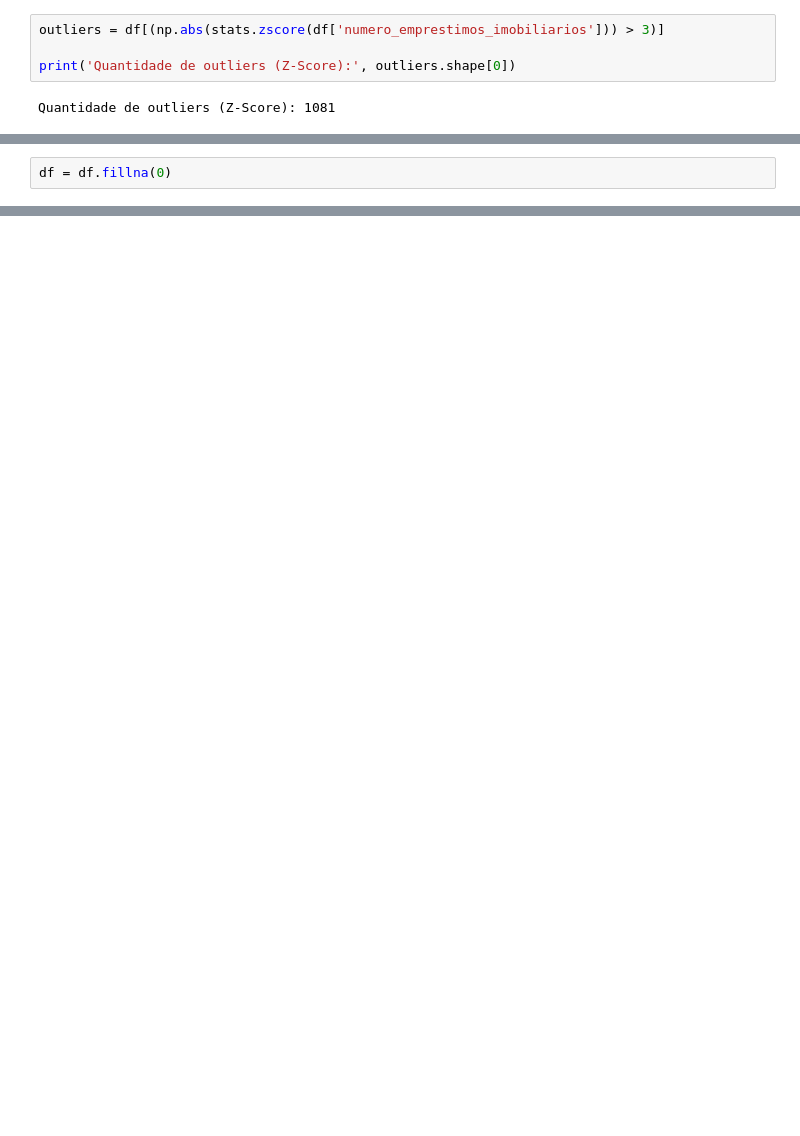
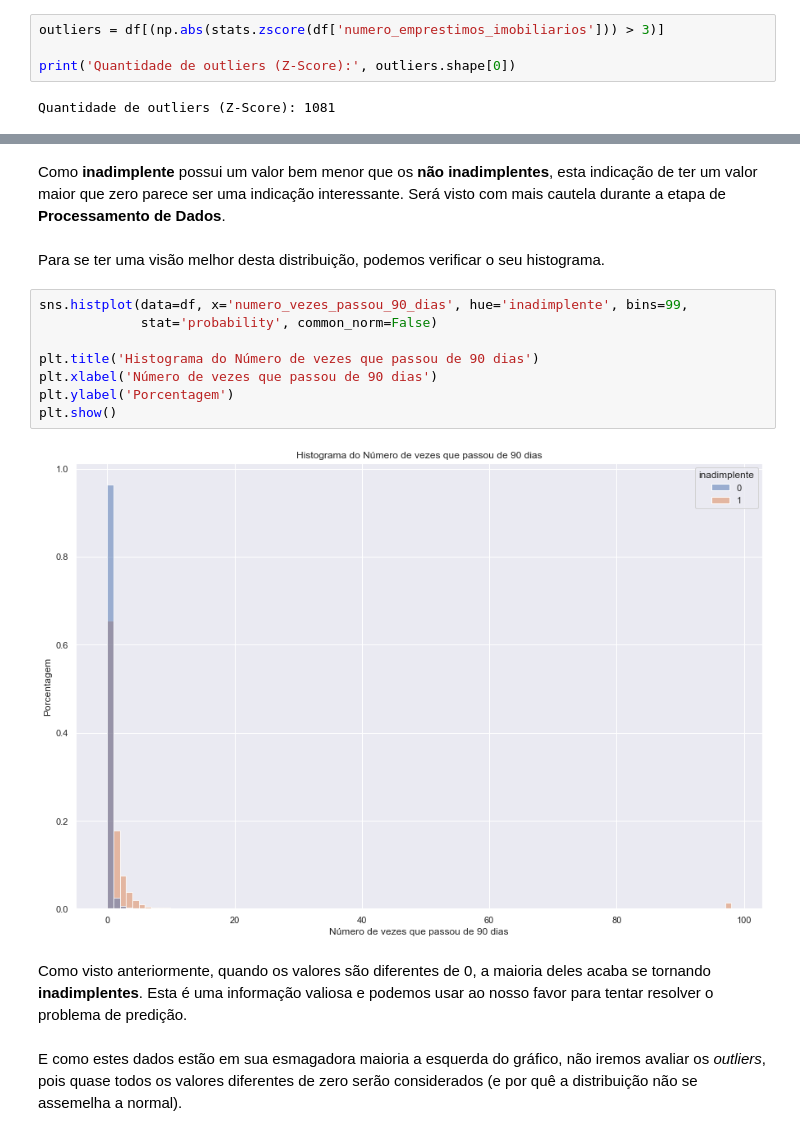
Before and after one commit to juan-burtet/test_data_scientist, a Jupyter notebook: notebooks/01 - Análise dos Dados de Treino.ipynb, the cells around one changed output, grey strips where cells are left out. Cells and saved outputs as stored; diff of their text form; blank space fills up the shorter version.

```diff
--- a/notebooks/01 - Análise dos Dados de Treino.ipynb
+++ b/notebooks/01 - Análise dos Dados de Treino.ipynb
@@ -385,2 +591,0 @@ Quantidade de Outliers (IQR): 585
-# %%
-df = df.fillna(0)
@@ -421,0 +708,18 @@ numero_de_vezes_que_passou_60_89_dias
+# %% [markdown]
+Como **inadimplente** possui um valor bem menor que os **não inadimplentes**, esta indicação de ter um valor maior que zero parece ser uma indicação interessante. Será visto com mais cautela durante a etapa de **Processamento de Dados**.
+# %% [markdown]
+Para se ter uma visão melhor desta distribuição, podemos verificar o seu histograma.
+# %%
+sns.histplot(data=df, x='numero_vezes_passou_90_dias', hue='inadimplente', bins=99,
+             stat='probability', common_norm=False)
+
+plt.title('Histograma do Número de vezes que passou de 90 dias')
+plt.xlabel('Número de vezes que passou de 90 dias')
+plt.ylabel('Porcentagem')
+plt.show()
+# %% [output]
+[figure, added]
+# %% [markdown]
+Como visto anteriormente, quando os valores são diferentes de 0, a maioria deles acaba se tornando **inadimplentes**. Esta é uma informação valiosa e podemos usar ao nosso favor para tentar resolver o problema de predição.
+# %% [markdown]
+E como estes dados estão em sua esmagadora maioria a esquerda do gráfico, não iremos avaliar os *outliers*, pois quase todos os valores diferentes de zero serão considerados (e por quê a distribuição não se assemelha a normal).
```
Also changed, not shown: parts of 162 cells of this notebook.
